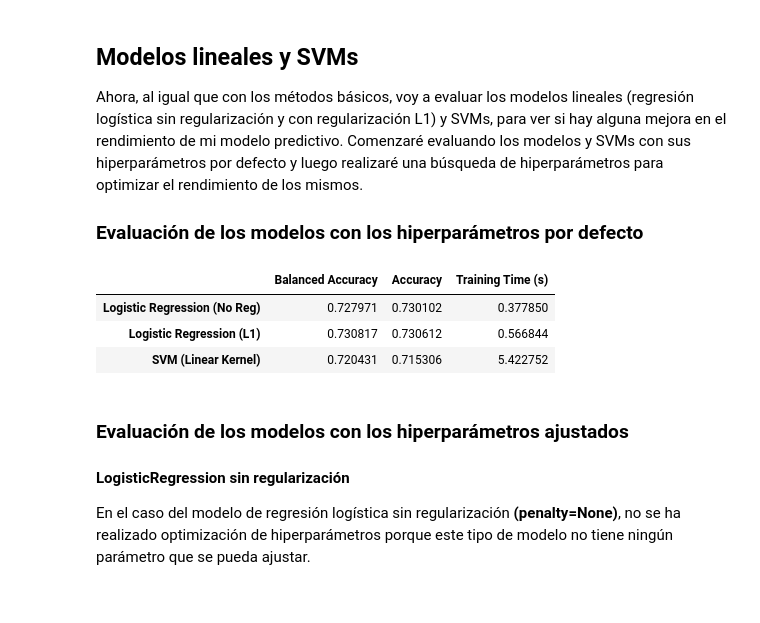
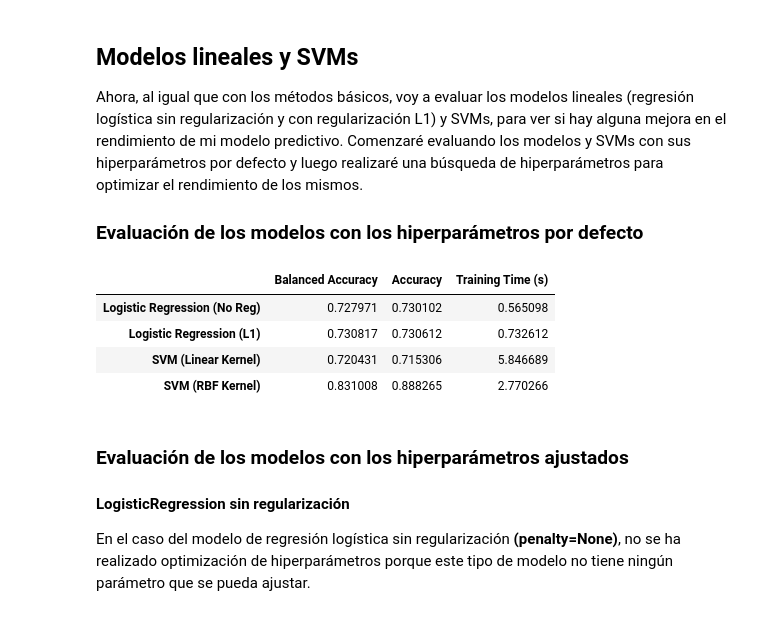
Before and after one commit to 100475757/ML_P1, a Jupyter notebook: notebook1.ipynb, the cells around one changed output. Cells and saved outputs as stored; diff of their text form; code cells hidden in the pictures.

```diff
--- a/notebook1.ipynb
+++ b/notebook1.ipynb
@@ -299,6 +293,14 @@ cv_accuracy_dummy = cross_val_score(dummy_clf, X_train, y_train, cv=5, scoring='
 mean_balanced_accuracy_dummy = cv_balanced_accuracy_dummy.mean()
 mean_accuracy_dummy = cv_accuracy_dummy.mean()
 
+# Entrenar el modelo Dummy y calcular la curva ROC
+dummy_clf.fit(X_train, y_train)
+y_prob_dummy = dummy_clf.predict_proba(X_train)[:, 1]
+
+# Calcular la curva ROC
+fpr_dummy, tpr_dummy, thresholds_dummy = roc_curve(y_train, y_prob_dummy)
+roc_auc_dummy = auc(fpr_dummy, tpr_dummy)
+
 # Mostrar los resultados en un DataFrame
 dummy_results = pd.DataFrame({
     'Balanced Accuracy': [mean_balanced_accuracy_dummy],
@@ -307,14 +309,16 @@ dummy_results = pd.DataFrame({
 
 display(dummy_results)
 
-# Matriz de confusión y curva ROC - Dummy Classifier
-fig, axes = plt.subplots(1, 2, figsize=(12, 5))  # Crear un diseño de 1 fila y 2 columnas
+
+fig, axes = plt.subplots(1, 2, figsize=(12, 5))
 
 # Matriz de confusión
+y_pred_dummy = cross_val_predict(dummy_clf, X_train, y_train, cv=5)
+cm_dummy = confusion_matrix(y_train, y_pred_dummy)
 sns.heatmap(cm_dummy, annot=True, fmt='d', cmap='Blues', cbar=False, ax=axes[0])
 axes[0].set_title("Matriz de Confusión - Dummy Classifier")
-axes[0].set_xlabel("Predicción")
-axes[0].set_ylabel("Realidad")
+axes[0].set_xlabel("Predicted")
+axes[0].set_ylabel("True")
 axes[0].set_xticks([0.5, 1.5])
 axes[0].set_xticklabels(["No", "Sí"])
 axes[0].set_yticks([0.5, 1.5])
@@ -327,8 +331,6 @@ axes[1].set_title("Curva ROC - Dummy Classifier")
 axes[1].set_xlabel("Tasa de Falsos Positivos")
 axes[1].set_ylabel("Tasa de Verdaderos Positivos")
 axes[1].legend(loc='lower right')
-
-# Ajustar el diseño
 plt.tight_layout()
 plt.show()
 # %% [output]
@@ -880,41 +878,62 @@ end_time_l1 = time.time()
 # Tiempo de entrenamiento
 lr_time_l1 = end_time_l1 - start_time_l1
 
 # -----------------------------------------------------------------------------------------------
 
 # SVM con kernel lineal
 
 # Pipeline para SVM con kernel lineal
 pipeline_svm_linear = Pipeline([
     ('imputer', SimpleImputer(strategy='mean')),
     ('scaler', StandardScaler()),
     ('svm', SVC(kernel='linear', random_state=SEED, class_weight='balanced'))  # kernel lineal
 ])
 # CV para SVM con kernel lineal
 start_time_svm = time.time()
 bal_acc_svm = cross_val_score(pipeline_svm_linear, X_train, y_train, cv=5, scoring='balanced_accuracy').mean()
 acc_svm = cross_val_score(pipeline_svm_linear, X_train, y_train, cv=5, scoring='accuracy').mean()
 end_time_svm = time.time()
 
 # Tiempo de entrenamiento
 svm_time = end_time_svm - start_time_svm
 
 # -----------------------------------------------------------------------------------------------
 
+# SVM con kernel rbf
+
+# Pipeline para SVM con kernel rbf
+
+pipeline_svm_rbf = Pipeline([
+    ('imputer', SimpleImputer(strategy='mean')),
+    ('scaler', StandardScaler()),
+    ('svm', SVC(kernel='rbf', random_state=SEED, class_weight='balanced'))
+])
+
+# CV para SVM con kernel rbf
+start_time_svm_rbf = time.time()
+bal_acc_svm_rbf = cross_val_score(pipeline_svm_rbf, X_train, y_train, cv=5, scoring='balanced_accuracy').mean()
+acc_svm_rbf = cross_val_score(pipeline_svm_rbf, X_train, y_train, cv=5, scoring='accuracy').mean()
+end_time_svm_rbf = time.time()
+
+# Tiempo de entrenamiento
+svm_time_rbf = end_time_svm_rbf - start_time_svm_rbf
+
+# -----------------------------------------------------------------------------------------------
+
 # Crear un DataFrame con los resultados
 results_lr_svm = pd.DataFrame({
-    "Balanced Accuracy": [bal_acc_lr_no_reg, bal_acc_lr_l1, bal_acc_svm],
-    "Accuracy": [acc_lr_no_reg, acc_lr_l1, acc_svm],
-    "Training Time (s)": [lr_time, lr_time_l1, svm_time]
-}, index=["Logistic Regression (No Reg)", "Logistic Regression (L1)", "SVM (Linear Kernel)"])
+    "Balanced Accuracy": [bal_acc_lr_no_reg, bal_acc_lr_l1, bal_acc_svm, bal_acc_svm_rbf],
+    "Accuracy": [acc_lr_no_reg, acc_lr_l1, acc_svm, acc_svm_rbf],
+    "Training Time (s)": [lr_time, lr_time_l1, svm_time, svm_time_rbf]
+}, index=["Logistic Regression (No Reg)", "Logistic Regression (L1)", "SVM (Linear Kernel)", "SVM (RBF Kernel)"])
 
-# Mostrar el DataFrame
 display(results_lr_svm)
 # %% [output]
 |  | Balanced Accuracy | Accuracy | Training Time (s) |
-| Logistic Regression (No Reg) | 0.727971 | 0.730102 | 0.377850 |
-| Logistic Regression (L1) | 0.730817 | 0.730612 | 0.566844 |
-| SVM (Linear Kernel) | 0.720431 | 0.715306 | 5.422752 |
+| Logistic Regression (No Reg) | 0.727971 | 0.730102 | 0.565098 |
+| Logistic Regression (L1) | 0.730817 | 0.730612 | 0.732612 |
+| SVM (Linear Kernel) | 0.720431 | 0.715306 | 5.846689 |
+| SVM (RBF Kernel) | 0.831008 | 0.888265 | 2.770266 |
 # %% [markdown]
 ### Evaluación de los modelos con los hiperparámetros ajustados
 #### LogisticRegression sin regularización
```
Also changed, not shown: parts of 39 cells of this notebook, 1 other file.
